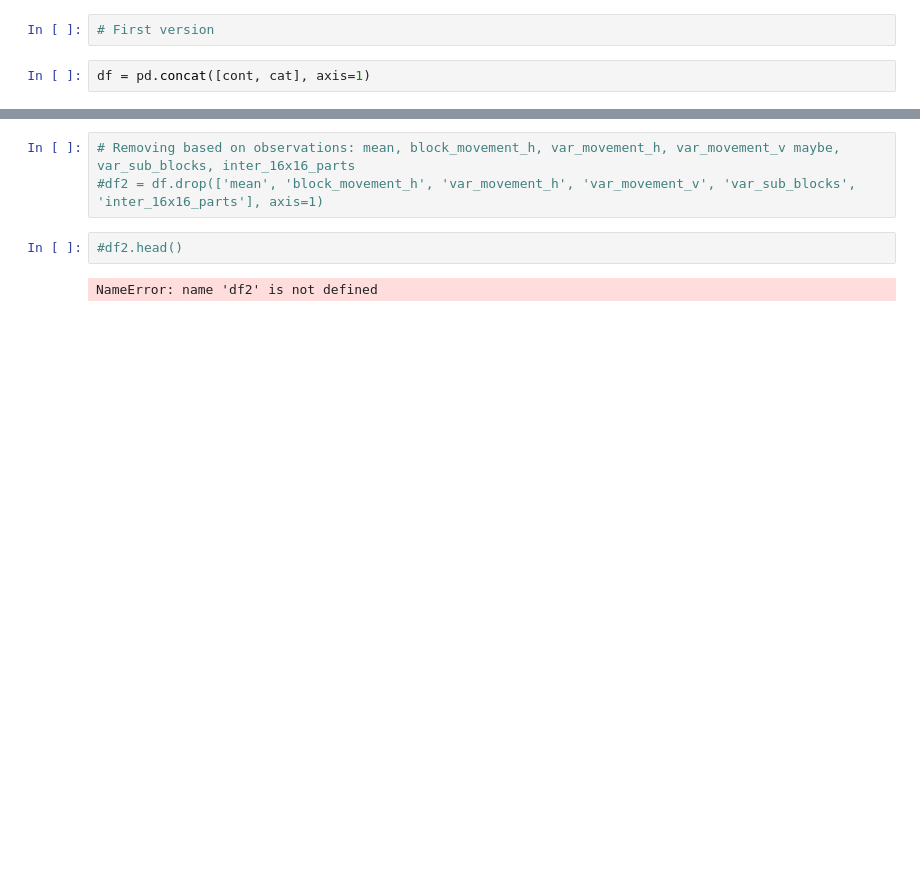
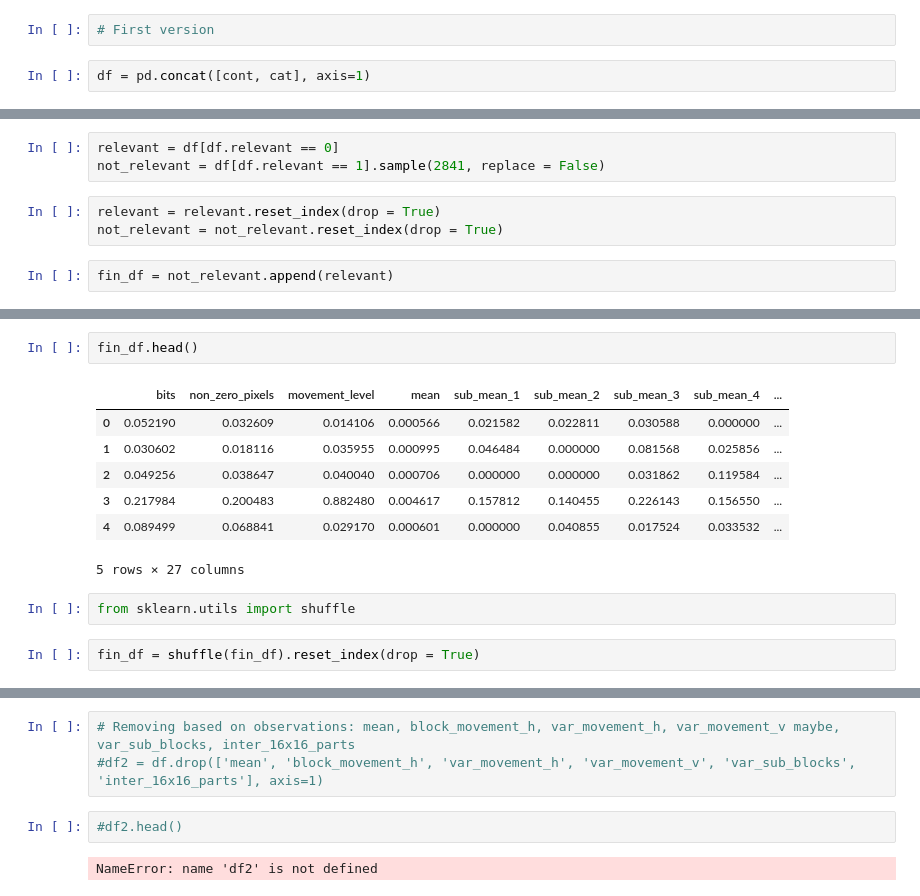
Before and after one commit to ostapkharysh/ColonoscopyDetection, a Jupyter notebook: DataDescription.ipynb, the cells around one changed output, grey strips where cells are left out. Saved outputs shown, nothing was run; the diff lists cells and outputs as text; blank space fills up the shorter version.

```diff
--- a/DataDescription.ipynb
+++ b/DataDescription.ipynb
@@ -408,0 +403,8 @@ df.to_csv("tryMe.csv")
+# %%
+relevant = df[df.relevant == 0]
+not_relevant = df[df.relevant == 1].sample(2841, replace = False)
+# %%
+relevant = relevant.reset_index(drop = True)
+not_relevant = not_relevant.reset_index(drop = True)
+# %%
+fin_df = not_relevant.append(relevant)
@@ -408,0 +417,14 @@ df.to_csv("tryMe.csv")
+# %%
+fin_df.head()
+# %% [output]
+|  | bits | non_zero_pixels | movement_level | mean | sub_mean_1 | sub_mean_2 | sub_mean_3 | sub_mean_4 | ... |
+| 0 | 0.052190 | 0.032609 | 0.014106 | 0.000566 | 0.021582 | 0.022811 | 0.030588 | 0.000000 | ... |
+| 1 | 0.030602 | 0.018116 | 0.035955 | 0.000995 | 0.046484 | 0.000000 | 0.081568 | 0.025856 | ... |
+| 2 | 0.049256 | 0.038647 | 0.040040 | 0.000706 | 0.000000 | 0.000000 | 0.031862 | 0.119584 | ... |
+| 3 | 0.217984 | 0.200483 | 0.882480 | 0.004617 | 0.157812 | 0.140455 | 0.226143 | 0.156550 | ... |
+| 4 | 0.089499 | 0.068841 | 0.029170 | 0.000601 | 0.000000 | 0.040855 | 0.017524 | 0.033532 | ... |
+5 rows × 27 columns
+# %%
+from sklearn.utils import shuffle
+# %%
+fin_df = shuffle(fin_df).reset_index(drop = True)
```
Also changed, not shown: parts of 28 cells of this notebook.
